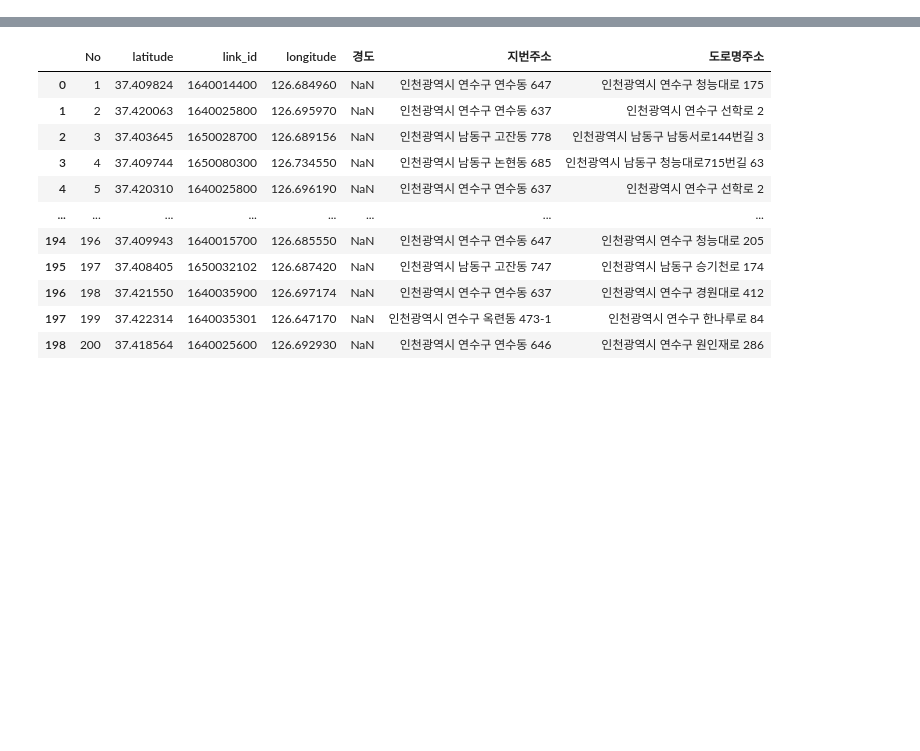
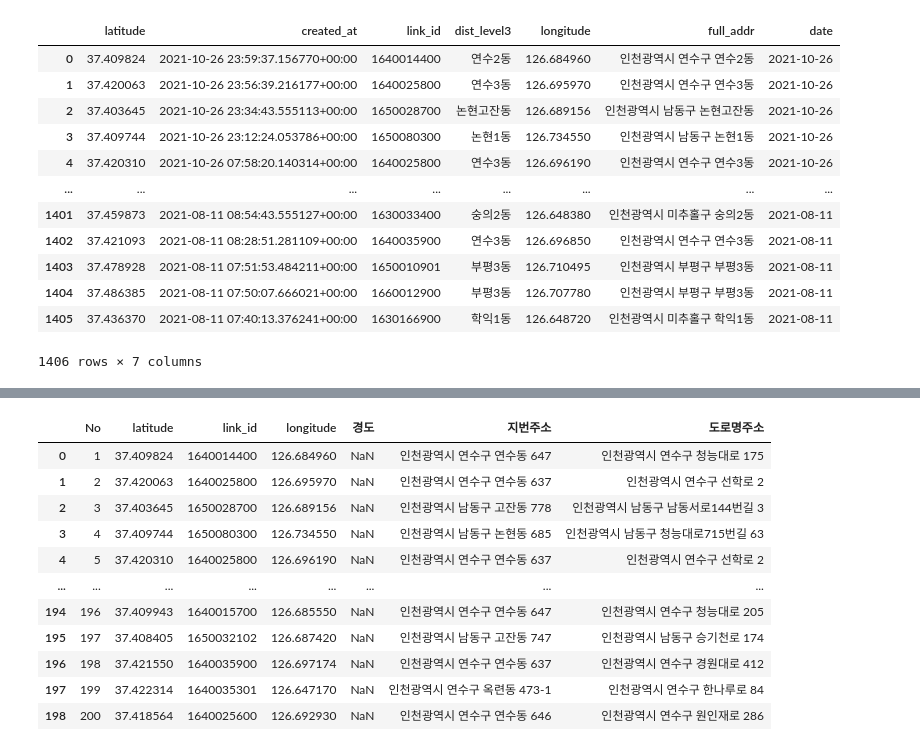
Before and after one commit to hoochh/python_lecture, a Jupyter notebook: project/incheon_pothole.ipynb, the cells around one changed output, grey strips where cells are left out. Drawn from its saved outputs; the diff is of its cells as text; code cells hidden in the pictures; blank space fills up the shorter version.

```diff
--- a/project/incheon_pothole.ipynb
+++ b/project/incheon_pothole.ipynb
@@ -71,0 +89,3 @@ pot_pd
+# %%
+pot_pd['created_at']=pd.to_datetime(pot_pd['created_at'], errors='raise')
+pot_pd['created_at']
@@ -71,0 +105,3 @@ pot_pd
+# %%
+date_li=pot_pd.iloc[:,1]
+date_li
@@ -71,0 +121,7 @@ pot_pd
+# %%
+d_list=[]
+# %%
+for i in range(len(date_li)):
+    t=str(date_li[i])[:10]
+    d_list.append(t)
+d_list
@@ -71,0 +146,17 @@ pot_pd
+# %%
+pot_pd['date']=d_list
+pot_pd
+# %% [output]
+|  | latitude | created_at | link_id | dist_level3 | longitude | full_addr | date |
+| 0 | 37.409824 | 2021-10-26 23:59:37.156770+00:00 | 1640014400 | 연수2동 | 126.684960 | 인천광역시 연수구 연수2동 | 2021-10-26 |
+| 1 | 37.420063 | 2021-10-26 23:56:39.216177+00:00 | 1640025800 | 연수3동 | 126.695970 | 인천광역시 연수구 연수3동 | 2021-10-26 |
+| 2 | 37.403645 | 2021-10-26 23:34:43.555113+00:00 | 1650028700 | 논현고잔동 | 126.689156 | 인천광역시 남동구 논현고잔동 | 2021-10-26 |
+| 3 | 37.409744 | 2021-10-26 23:12:24.053786+00:00 | 1650080300 | 논현1동 | 126.734550 | 인천광역시 남동구 논현1동 | 2021-10-26 |
+| 4 | 37.420310 | 2021-10-26 07:58:20.140314+00:00 | 1640025800 | 연수3동 | 126.696190 | 인천광역시 연수구 연수3동 | 2021-10-26 |
+| ... | ... | ... | ... | ... | ... | ... | ... |
+| 1401 | 37.459873 | 2021-08-11 08:54:43.555127+00:00 | 1630033400 | 숭의2동 | 126.648380 | 인천광역시 미추홀구 숭의2동 | 2021-08-11 |
+| 1402 | 37.421093 | 2021-08-11 08:28:51.281109+00:00 | 1640035900 | 연수3동 | 126.696850 | 인천광역시 연수구 연수3동 | 2021-08-11 |
+| 1403 | 37.478928 | 2021-08-11 07:51:53.484211+00:00 | 1650010901 | 부평3동 | 126.710495 | 인천광역시 부평구 부평3동 | 2021-08-11 |
+| 1404 | 37.486385 | 2021-08-11 07:50:07.666021+00:00 | 1660012900 | 부평3동 | 126.707780 | 인천광역시 부평구 부평3동 | 2021-08-11 |
+| 1405 | 37.436370 | 2021-08-11 07:40:13.376241+00:00 | 1630166900 | 학익1동 | 126.648720 | 인천광역시 미추홀구 학익1동 | 2021-08-11 |
+1406 rows × 7 columns
```
Also changed, not shown: parts of 38 cells of this notebook, 40 other files.
